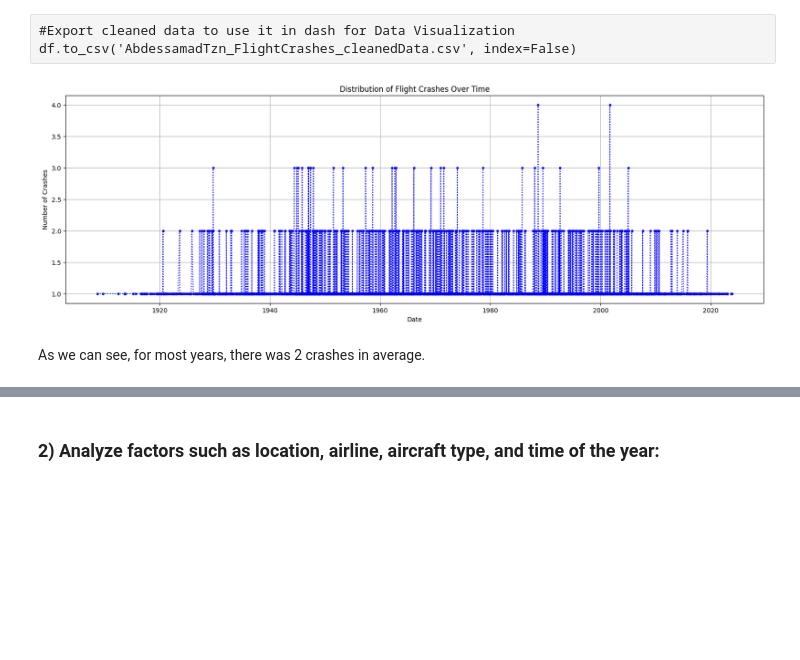
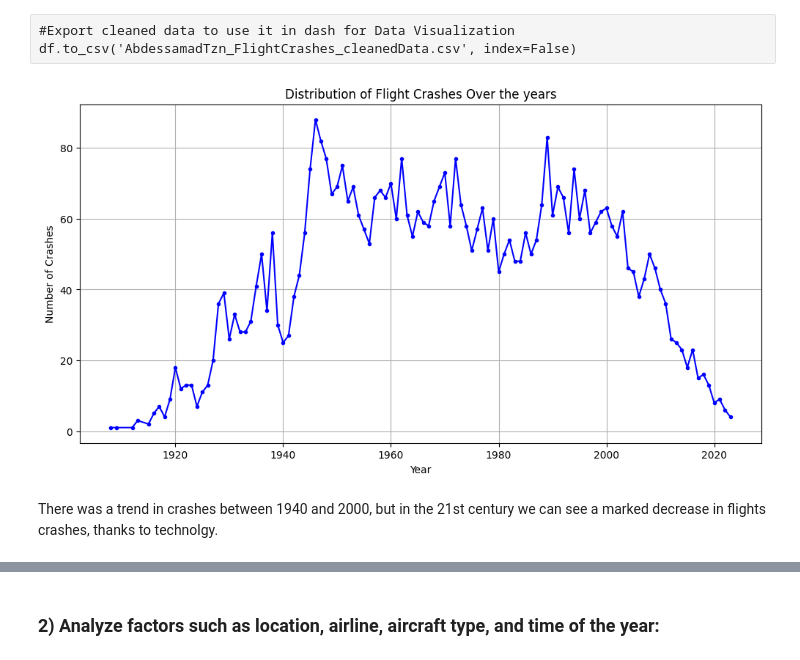
Before and after one commit to AbdessamadTzn/Dat-Analysis, a Jupyter notebook: Analyzing Flight Crashes/analyzing_flight_crashes.ipynb, the cells around one changed output, grey strips where cells are left out. Drawn from its saved outputs; the diff is of its cells as text; code cells hidden in the pictures; blank space fills up the shorter version.

Commit message:
Distribution of Flight Crashes Over the years

```diff
--- a/Analyzing Flight Crashes/analyzing_flight_crashes.ipynb
+++ b/Analyzing Flight Crashes/analyzing_flight_crashes.ipynb
@@ -383,18 +383,19 @@ df.head(2)
 #Export cleaned data to use it in dash for Data Visualization
 df.to_csv('AbdessamadTzn_FlightCrashes_cleanedData.csv', index=False)
 # %%
-daily_crash_counts = df.groupby(df['Date'].dt.date).size().reset_index(name='Crash Count')
-plt.figure(figsize=(20, 6))
-plt.plot(daily_crash_counts['Date'], daily_crash_counts['Crash Count'], marker='.', linestyle='dotted', color='blue')
-plt.title('Distribution of Flight Crashes Over Time')
-plt.xlabel('Date')
+#Number of accidents per year
+yearly_crash_counts = df.groupby(df['Date'].dt.year).count()
+plt.figure(figsize=(12, 6))
+plt.plot(yearly_crash_counts.index, yearly_crash_counts['Date'], marker='.', color='blue')
+plt.title('Distribution of Flight Crashes Over the years')
+plt.xlabel('Year')
 plt.ylabel('Number of Crashes')
 plt.grid(True)
 plt.show()
 # %% [output]
-[figure, old version]
+[figure, new version]
 # %% [markdown]
-As we can see, for most years, there was 2 crashes in average.
+There was a trend in crashes between 1940 and 2000, but in the 21st century we can see a marked decrease in flights crashes, thanks to technolgy.
 # %%
 df.head(2)
 # %% [output]
```
Also changed, not shown: parts of 2 cells of this notebook.
